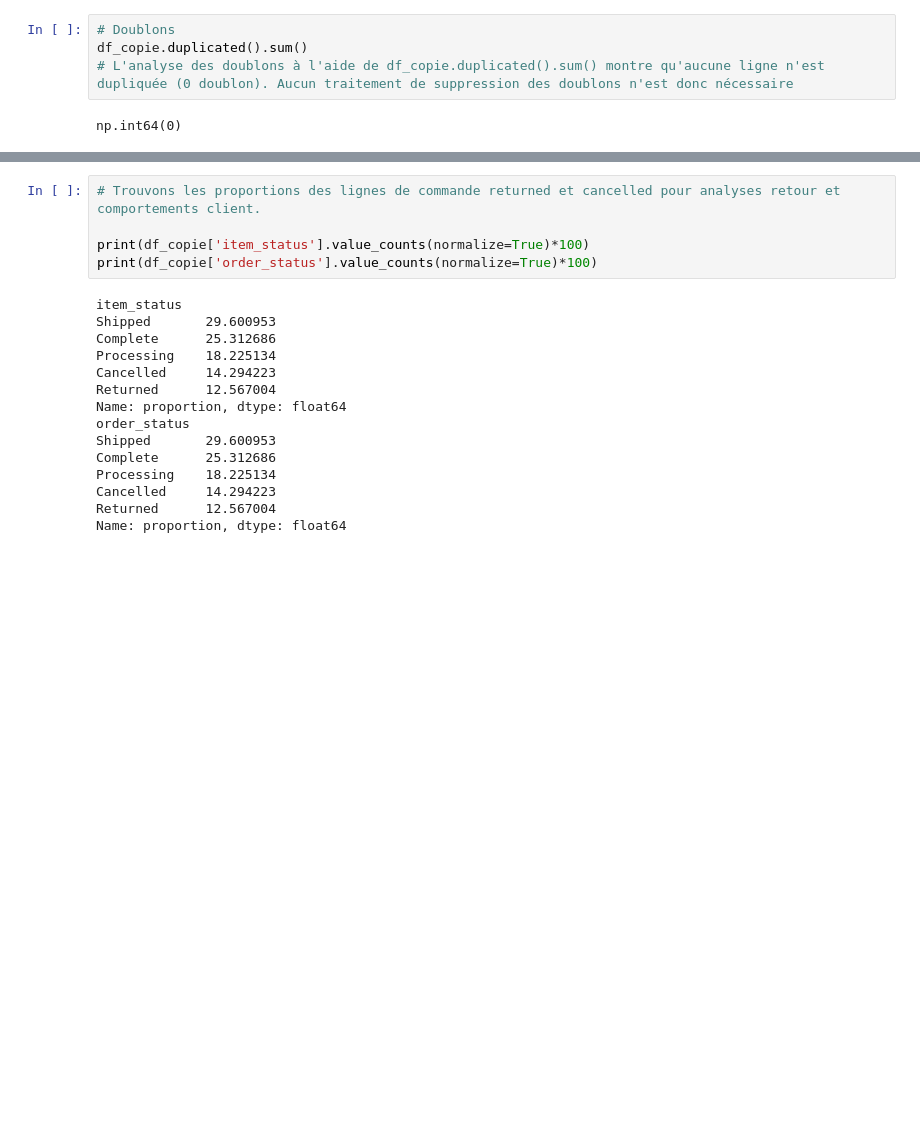
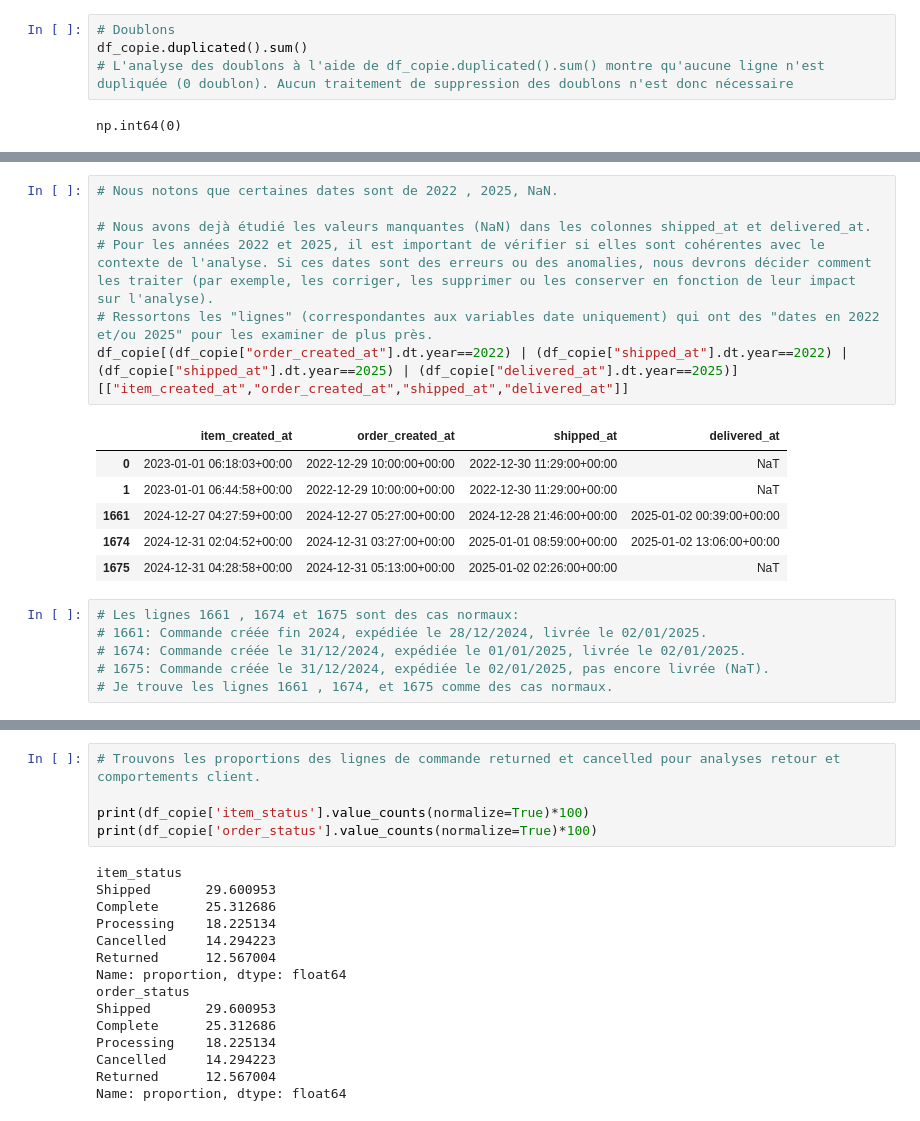
Before and after one commit to glimaleba/projet_thelook, a Jupyter notebook: notebooks/01_EDA_python.ipynb, the cells around one changed output, grey strips where cells are left out. Saved outputs shown, nothing was run; the diff lists cells and outputs as text; blank space fills up the shorter version.

```diff
--- a/notebooks/01_EDA_python.ipynb
+++ b/notebooks/01_EDA_python.ipynb
@@ -233,0 +295,20 @@ np.int64(0)
+# %%
+# Nous notons que certaines dates sont de 2022 , 2025, NaN.
+
+# Nous avons dejà étudié les valeurs manquantes (NaN) dans les colonnes shipped_at et delivered_at.
+# Pour les années 2022 et 2025, il est important de vérifier si elles sont cohérentes avec le contexte de l'analyse. Si ces dates sont des erreurs ou des anomalies, nous devrons décider comment les traiter (par exemple, les corriger, les supprimer ou les conserver en fonction de leur impact sur l'analyse).
+# Ressortons les "lignes" (correspondantes aux variables date uniquement) qui ont des "dates en 2022 et/ou 2025" pour les examiner de plus près.
+df_copie[(df_copie["order_created_at"].dt.year==2022) | (df_copie["shipped_at"].dt.year==2022) | (df_copie["shipped_at"].dt.year==2025) | (df_copie["delivered_at"].dt.year==2025)][["item_created_at","order_created_at","shipped_at","delivered_at"]]
+# %% [output]
+|  | item_created_at | order_created_at | shipped_at | delivered_at |
+| 0 | 2023-01-01 06:18:03+00:00 | 2022-12-29 10:00:00+00:00 | 2022-12-30 11:29:00+00:00 | NaT |
+| 1 | 2023-01-01 06:44:58+00:00 | 2022-12-29 10:00:00+00:00 | 2022-12-30 11:29:00+00:00 | NaT |
+| 1661 | 2024-12-27 04:27:59+00:00 | 2024-12-27 05:27:00+00:00 | 2024-12-28 21:46:00+00:00 | 2025-01-02 00:39:00+00:00 |
+| 1674 | 2024-12-31 02:04:52+00:00 | 2024-12-31 03:27:00+00:00 | 2025-01-01 08:59:00+00:00 | 2025-01-02 13:06:00+00:00 |
+| 1675 | 2024-12-31 04:28:58+00:00 | 2024-12-31 05:13:00+00:00 | 2025-01-02 02:26:00+00:00 | NaT |
+# %%
+# Les lignes 1661 , 1674 et 1675 sont des cas normaux:
+# 1661: Commande créée fin 2024, expédiée le 28/12/2024, livrée le 02/01/2025.
+# 1674: Commande créée le 31/12/2024, expédiée le 01/01/2025, livrée le 02/01/2025.
+# 1675: Commande créée le 31/12/2024, expédiée le 02/01/2025, pas encore livrée (NaT).
+# Je trouve les lignes 1661 , 1674, et 1675 comme des cas normaux.
```
Also changed, not shown: parts of 21 cells of this notebook.
